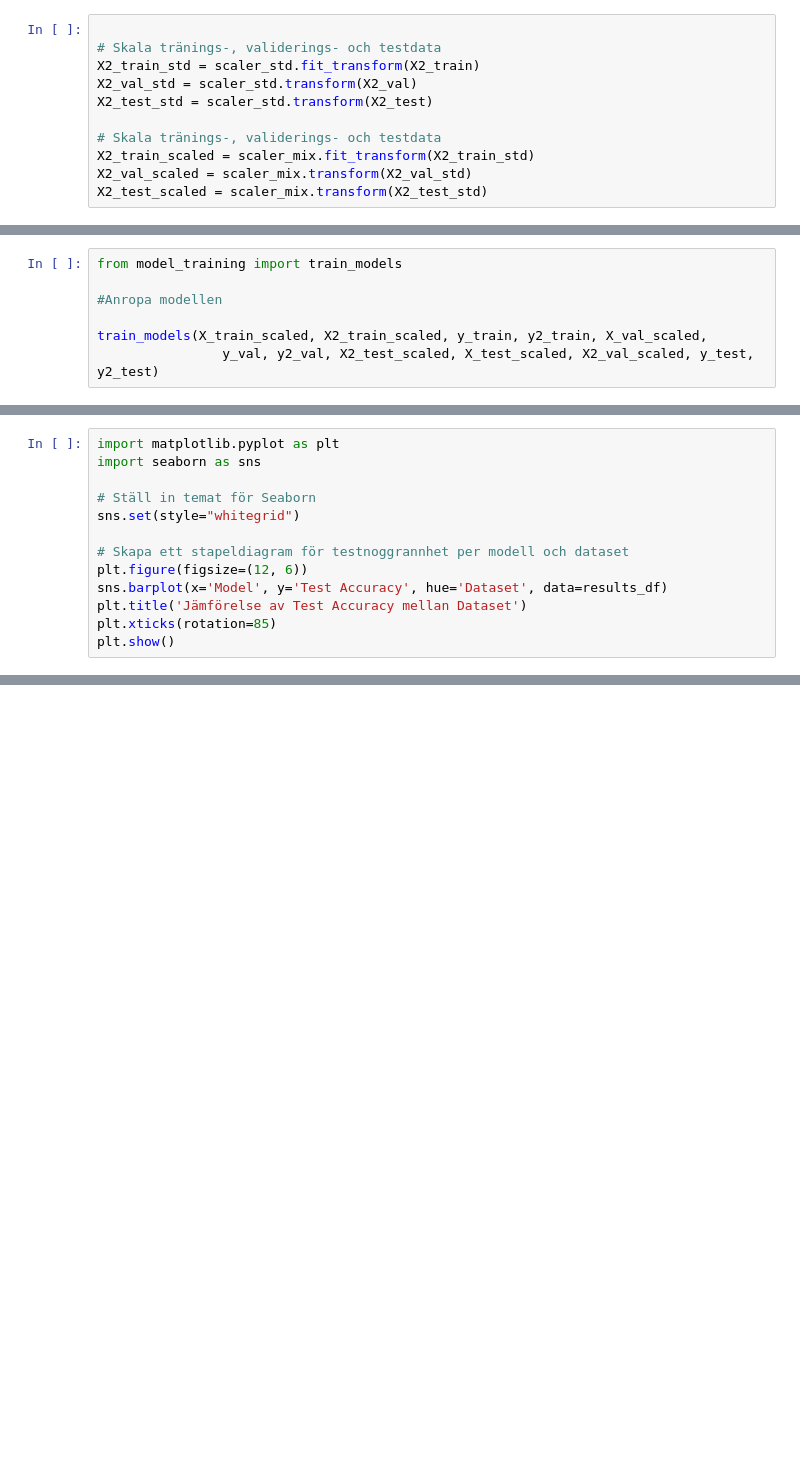
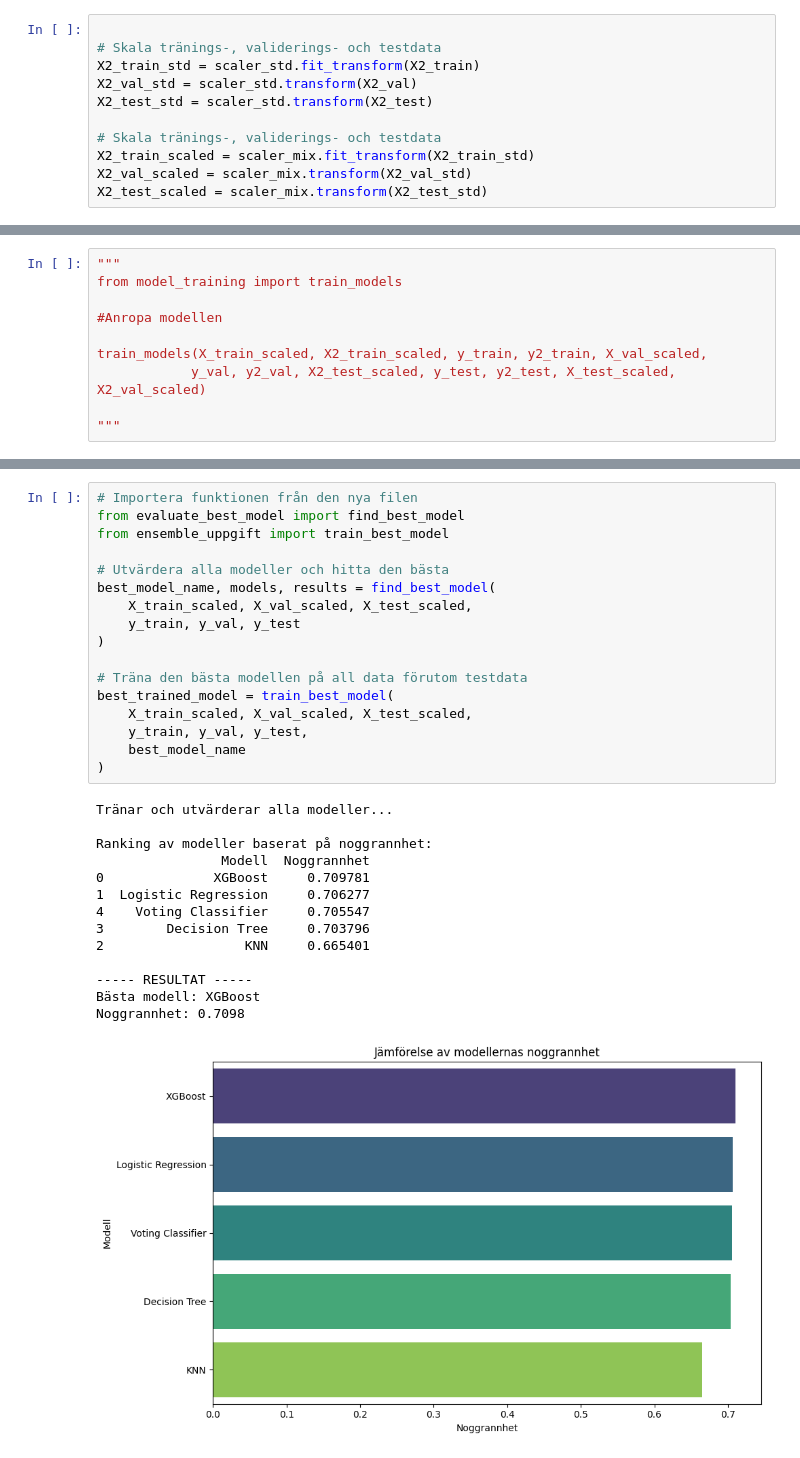
Before and after one commit to n00rp/Machine-Learning, a Jupyter notebook: Övningsuppgifter/Labb/labb01_Cardiovascular_Disease.ipynb, the cells around one changed output, grey strips where cells are left out. Drawn from its saved outputs; the diff is of its cells as text; blank space fills up the shorter version.

```diff
--- a/Övningsuppgifter/Labb/labb01_Cardiovascular_Disease.ipynb
+++ b/Övningsuppgifter/Labb/labb01_Cardiovascular_Disease.ipynb
@@ -609,8 +549,11 @@ param_grid_dt = {
 # %%
+"""
 from model_training import train_models
 
 #Anropa modellen
 
 train_models(X_train_scaled, X2_train_scaled, y_train, y2_train, X_val_scaled,
-                y_val, y2_val, X2_test_scaled, X_test_scaled, X2_val_scaled, y_test, y2_test)
+            y_val, y2_val, X2_test_scaled, y_test, y2_test, X_test_scaled, X2_val_scaled)
+
+"""
 # %% [output]
@@ -704,13 +560,0 @@ evalv_score_sorted.head(20)
-# %%
-import matplotlib.pyplot as plt
-import seaborn as sns
-
-# Ställ in temat för Seaborn
-sns.set(style="whitegrid")
-
-# Skapa ett stapeldiagram för testnoggrannhet per modell och dataset
-plt.figure(figsize=(12, 6))
-sns.barplot(x='Model', y='Test Accuracy', hue='Dataset', data=results_df)
-plt.title('Jämförelse av Test Accuracy mellan Dataset')
-plt.xticks(rotation=85)
-plt.show()
@@ -773,0 +590,32 @@ plt.show()
+# %%
+# Importera funktionen från den nya filen
+from evaluate_best_model import find_best_model
+from ensemble_uppgift import train_best_model
+
+# Utvärdera alla modeller och hitta den bästa
+best_model_name, models, results = find_best_model(
+    X_train_scaled, X_val_scaled, X_test_scaled,
+    y_train, y_val, y_test
+)
+
+# Träna den bästa modellen på all data förutom testdata
+best_trained_model = train_best_model(
+    X_train_scaled, X_val_scaled, X_test_scaled,
+    y_train, y_val, y_test,
+    best_model_name
+)
+# %% [output]
+Tränar och utvärderar alla modeller...
+
+Ranking av modeller baserat på noggrannhet:
+                Modell  Noggrannhet
+0              XGBoost     0.709781
+1  Logistic Regression     0.706277
+4    Voting Classifier     0.705547
+3        Decision Tree     0.703796
+2                  KNN     0.665401
+
+----- RESULTAT -----
+Bästa modell: XGBoost
+Noggrannhet: 0.7098
+[figure, added]
```
Also changed, not shown: parts of 19 cells of this notebook, 6 other files.
